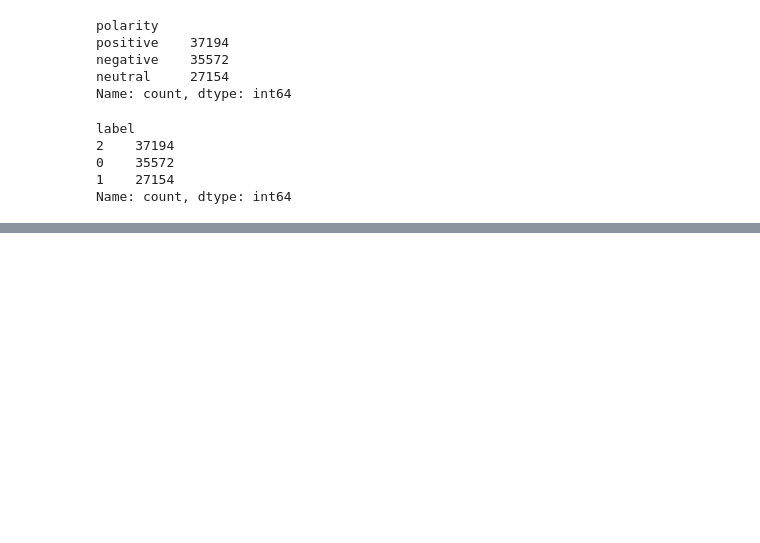
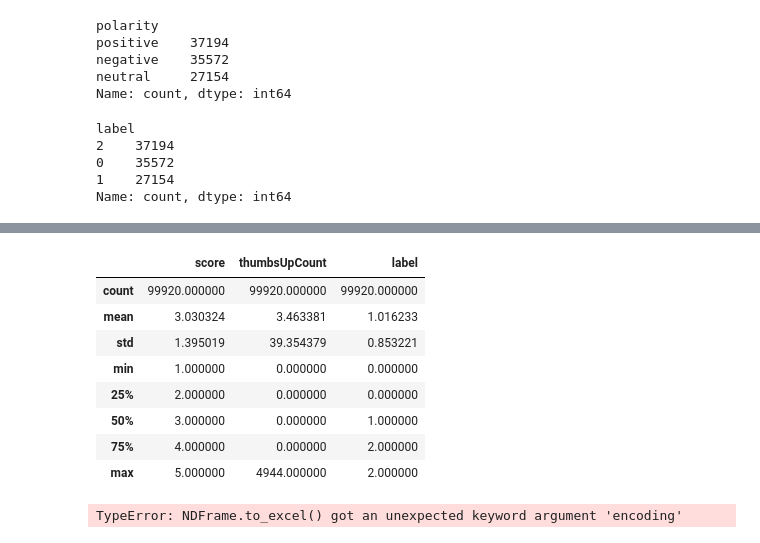
Before and after one commit to roniwahyu/digital_bank_CNN_Sentiment, a Jupyter notebook: 001_2_Labelling.ipynb, the cells around one changed output, grey strips where cells are left out. Cells and saved outputs as stored; diff of their text form; code cells hidden in the pictures; blank space fills up the shorter version.

```diff
--- a/001_2_Labelling.ipynb
+++ b/001_2_Labelling.ipynb
@@ -64,0 +80,17 @@ Name: count, dtype: int64
+# %%
+df.describe()
+# %% [output]
+|  | score | thumbsUpCount | label |
+| count | 99920.000000 | 99920.000000 | 99920.000000 |
+| mean | 3.030324 | 3.463381 | 1.016233 |
+| std | 1.395019 | 39.354379 | 0.853221 |
+| min | 1.000000 | 0.000000 | 0.000000 |
+| 25% | 2.000000 | 0.000000 | 0.000000 |
+| 50% | 3.000000 | 0.000000 | 1.000000 |
+| 75% | 4.000000 | 0.000000 | 2.000000 |
+| max | 5.000000 | 4944.000000 | 2.000000 |
+# %%
+df.to_csv( "BankDigital/dataset/03_Result_DigitalBank_AfterLabel_21092024.csv", index=False, encoding='utf-8-sig')
+# df.to_excel( "BankDigital/dataset/03_Result_DigitalBank_AfterLabel_21092024.xlsx", index=False, encoding='utf-8-sig')
+# %% [output]
+TypeError: NDFrame.to_excel() got an unexpected keyword argument 'encoding'
```
Also changed, not shown: parts of 3 cells of this notebook, 14 other files.
